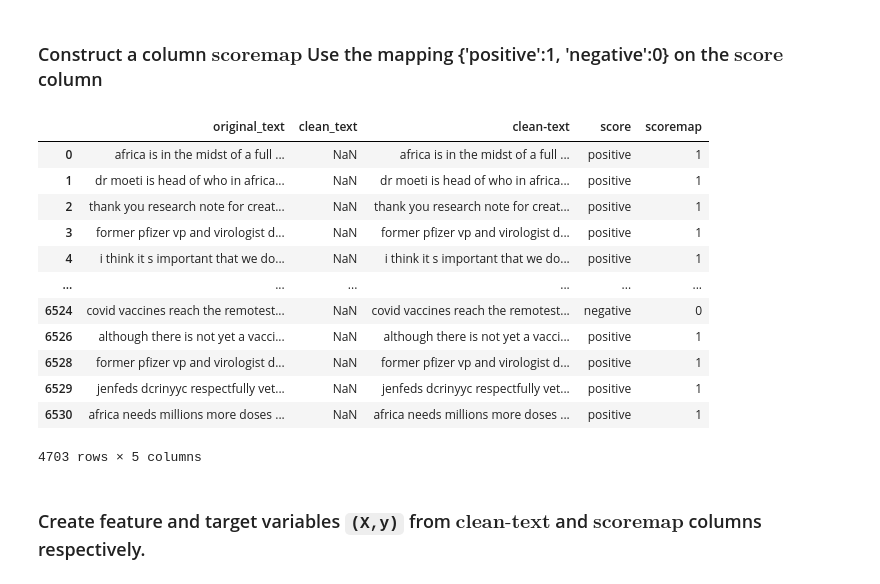
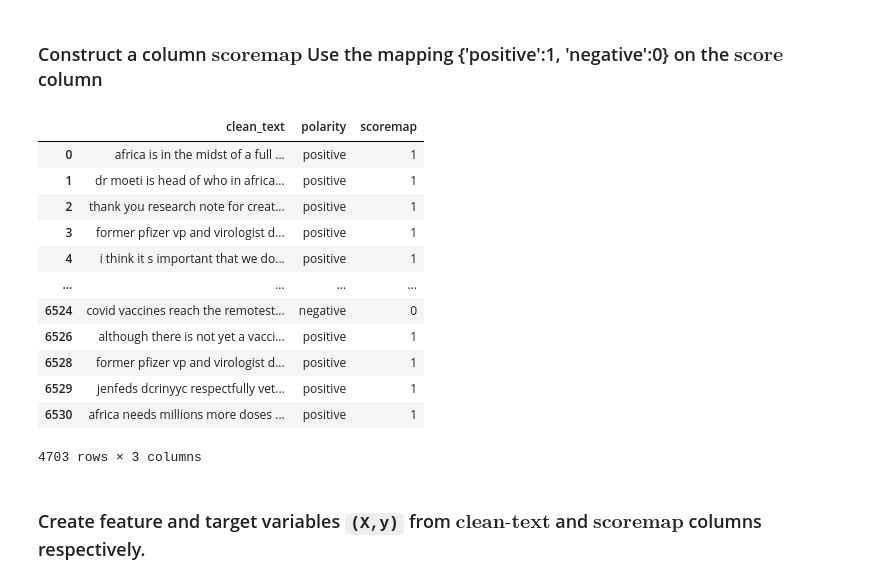
Before and after one commit to eandualem/Twitter-Data-Analysis, a Jupyter notebook: notebooks/topic_modelling_and_sentiment_analysis.ipynb, the cells around one changed output. Cells and saved outputs as stored; diff of their text form; code cells hidden in the pictures.

Commit message:
fix: clean the code

```diff
--- a/notebooks/topic_modelling_and_sentiment_analysis.ipynb
+++ b/notebooks/topic_modelling_and_sentiment_analysis.ipynb
@@ -204,9 +228,9 @@ pyLDAvis.display(vis_data)
 # %% [markdown]
 ### Form a new data frame (named `cleanTweet`), containing columns $\textbf{clean-text}$ and $\textbf{polarity}$
 # %%
-cleanTweet = pd.DataFrame(columns=['original_text', 'clean_text'])
-
-cleanTweet['original_text'] = tweets['original_text'].to_list()
+df = pd.DataFrame(columns=['clean_text', 'polarity'])
+df['clean_text'] = tweets['original_text']
+df['polarity'] = tweets['polarity']
 # %%
 def clean_tweet(tweet):
     clean_tweet = re.sub("[^a-zA-Z]",  " ",  tweet)
@@ -231,0 +238,3 @@ cleanTweet
+# %%
+df['clean_text'] = df['clean_text'].apply(clean_tweet)
+df[:2]
@@ -264,0 +261,3 @@ cleanTweet
+# %%
+df["polarity"] = df["polarity"].apply(text_category)
+df[:2]
@@ -306,0 +283,3 @@ cleanTweet
+# %%
+df = df[df['polarity'] != 'neutral']
+df
@@ -307,22 +300,22 @@ cleanTweet
 # %% [markdown]
 ### Construct a column $\textbf{scoremap}$ Use the mapping {'positive':1, 'negative':0} on the $\textbf{score}$ column
 # %%
-cleanTweet['scoremap'] = cleanTweet["score"].map( lambda score: 1 if score == "positive" else 0)
-cleanTweet
+df['scoremap'] = df["polarity"].map( lambda score: 1 if score == "positive" else 0)
+df
 # %% [output]
-|  | original_text | clean_text | clean-text | score | scoremap |
-| 0 | africa is in the midst of a full ... | NaN | africa is in the midst of a full ... | positive | 1 |
-| 1 | dr moeti is head of who in africa... | NaN | dr moeti is head of who in africa... | positive | 1 |
-| 2 | thank you research note for creat... | NaN | thank you research note for creat... | positive | 1 |
-| 3 | former pfizer vp and virologist d... | NaN | former pfizer vp and virologist d... | positive | 1 |
-| 4 | i think it s important that we do... | NaN | i think it s important that we do... | positive | 1 |
-| ... | ... | ... | ... | ... | ... |
-| 6524 | covid vaccines reach the remotest... | NaN | covid vaccines reach the remotest... | negative | 0 |
-| 6526 | although there is not yet a vacci... | NaN | although there is not yet a vacci... | positive | 1 |
-| 6528 | former pfizer vp and virologist d... | NaN | former pfizer vp and virologist d... | positive | 1 |
-| 6529 | jenfeds dcrinyyc respectfully vet... | NaN | jenfeds dcrinyyc respectfully vet... | positive | 1 |
-| 6530 | africa needs millions more doses ... | NaN | africa needs millions more doses ... | positive | 1 |
+|  | clean_text | polarity | scoremap |
+| 0 | africa is in the midst of a full ... | positive | 1 |
+| 1 | dr moeti is head of who in africa... | positive | 1 |
+| 2 | thank you research note for creat... | positive | 1 |
+| 3 | former pfizer vp and virologist d... | positive | 1 |
+| 4 | i think it s important that we do... | positive | 1 |
+| ... | ... | ... | ... |
+| 6524 | covid vaccines reach the remotest... | negative | 0 |
+| 6526 | although there is not yet a vacci... | positive | 1 |
+| 6528 | former pfizer vp and virologist d... | positive | 1 |
+| 6529 | jenfeds dcrinyyc respectfully vet... | positive | 1 |
+| 6530 | africa needs millions more doses ... | positive | 1 |
-4703 rows × 5 columns
+4703 rows × 3 columns
 # %% [markdown]
 ### Create feature and target variables `(X,y)` from $\textbf{clean-text}$ and $\textbf{scoremap}$ columns respectively.
 # %%
```
Also changed, not shown: parts of 31 cells of this notebook.
